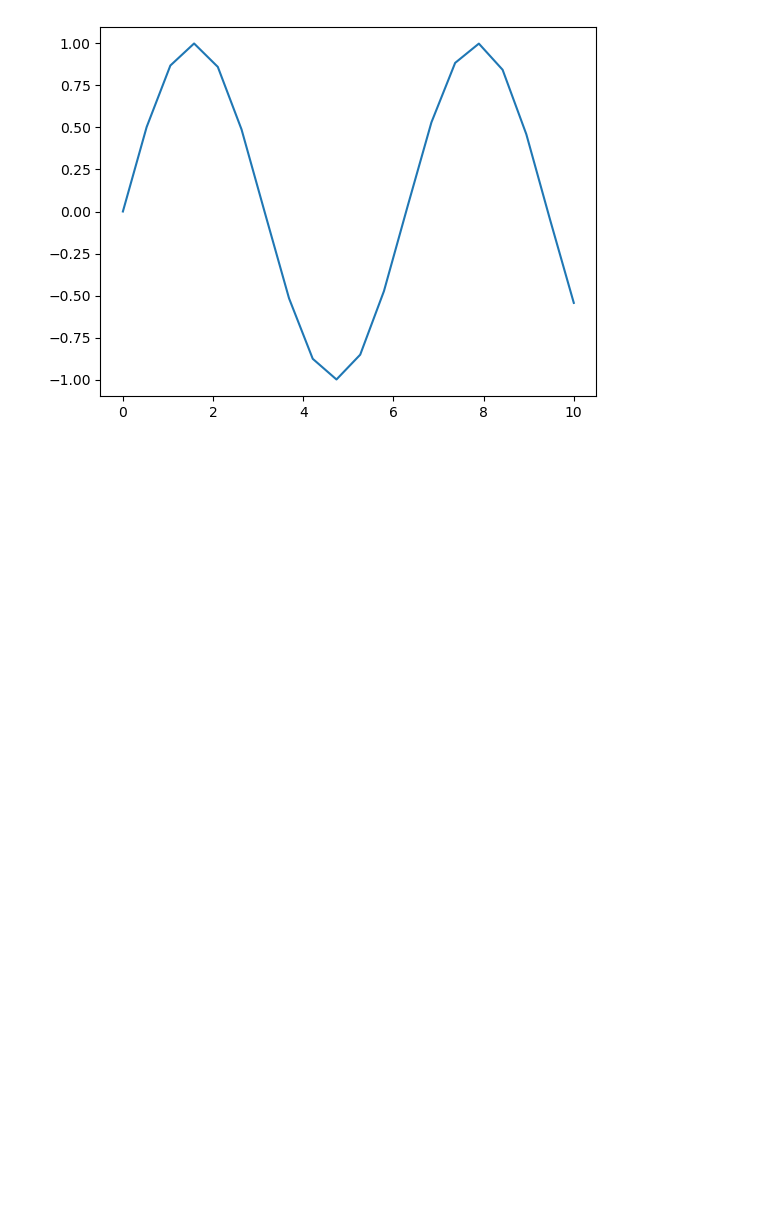
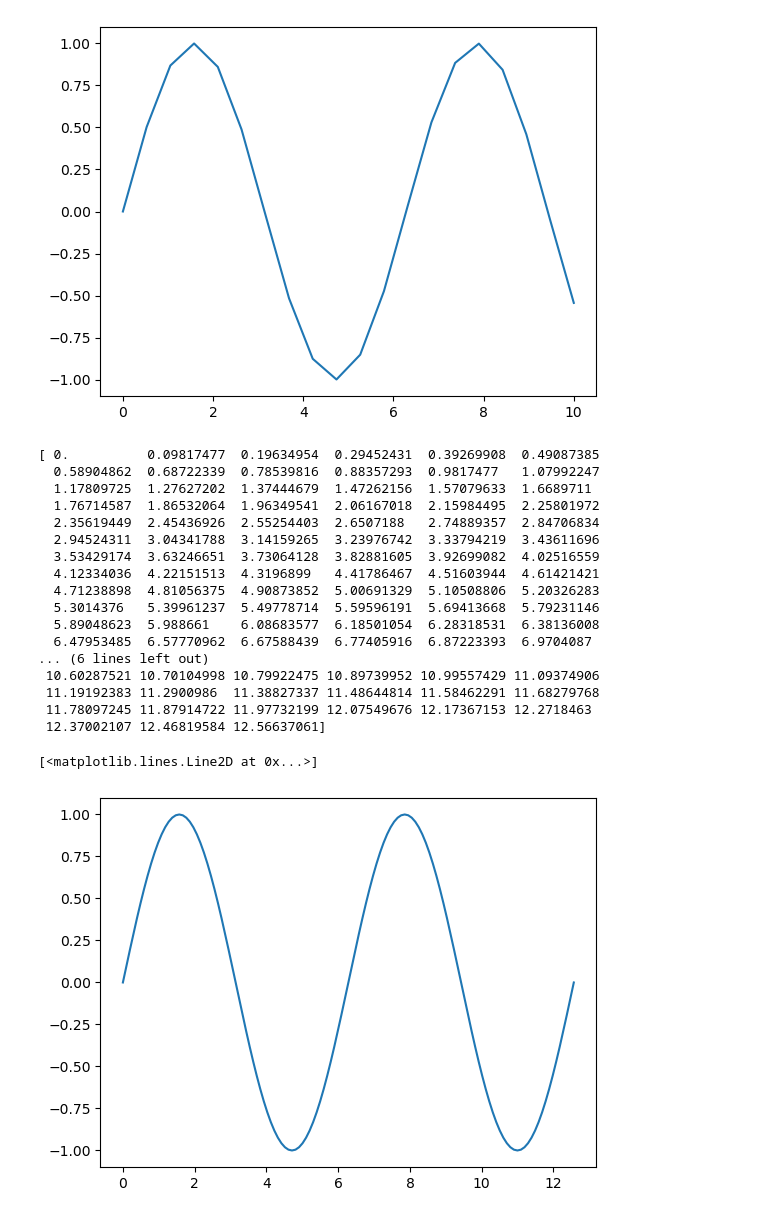
Before and after one commit to samasiedu/startWithPython, a Jupyter notebook: startWithPython.ipynb, the cells around one changed output. Cells and saved outputs as stored; diff of their text form; code cells hidden in the pictures; blank space fills up the shorter version.

```diff
--- a/startWithPython.ipynb
+++ b/startWithPython.ipynb
@@ -63,3 +63,33 @@ array([0.        , 0.72547625, 1.02597835, 1.25656172, 1.4509525 ,
        2.29415734, 2.40613252, 2.51312345, 2.61574182, 2.71448357,
        2.80975743, 2.901905  , 2.99121521, 3.07793506, 3.16227766])
 [figure]
+# %%
+#plot sine function covering 0 and 4pi
+
+import numpy as np
+import matplotlib.pyplot as plt
+x = np.linspace(0,4*np.pi,129)
+y = np.sin(x)
+print(x)
+plt.plot(x,y)
+# plt.show()
+# %% [output]
+[ 0.          0.09817477  0.19634954  0.29452431  0.39269908  0.49087385
+  0.58904862  0.68722339  0.78539816  0.88357293  0.9817477   1.07992247
+  1.17809725  1.27627202  1.37444679  1.47262156  1.57079633  1.6689711
+  1.76714587  1.86532064  1.96349541  2.06167018  2.15984495  2.25801972
+  2.35619449  2.45436926  2.55254403  2.6507188   2.74889357  2.84706834
+  2.94524311  3.04341788  3.14159265  3.23976742  3.33794219  3.43611696
+  3.53429174  3.63246651  3.73064128  3.82881605  3.92699082  4.02516559
+  4.12334036  4.22151513  4.3196899   4.41786467  4.51603944  4.61421421
+  4.71238898  4.81056375  4.90873852  5.00691329  5.10508806  5.20326283
+  5.3014376   5.39961237  5.49778714  5.59596191  5.69413668  5.79231146
+  5.89048623  5.988661    6.08683577  6.18501054  6.28318531  6.38136008
+  6.47953485  6.57770962  6.67588439  6.77405916  6.87223393  6.9704087
+... (6 lines left out)
+ 10.60287521 10.70104998 10.79922475 10.89739952 10.99557429 11.09374906
+ 11.19192383 11.2900986  11.38827337 11.48644814 11.58462291 11.68279768
+ 11.78097245 11.87914722 11.97732199 12.07549676 12.17367153 12.2718463
+ 12.37002107 12.46819584 12.56637061]
+[<matplotlib.lines.Line2D at 0x...>]
+[figure, added]
```
Also changed, not shown: parts of 1 cell of this notebook.
